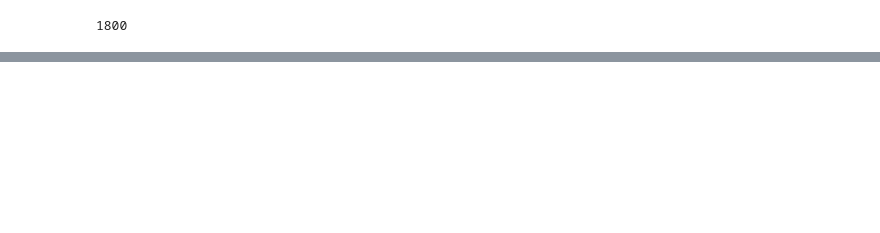
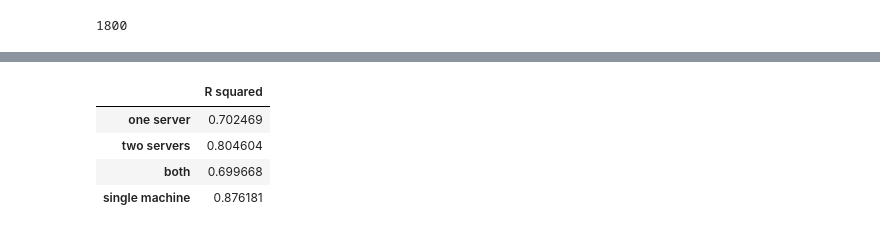
Before and after one commit to danilomo/Energy-Experiments-Data-Processing, a Jupyter notebook: python/eda-regression-accuracy.ipynb, the cells around one changed output, grey strips where cells are left out. Cells and saved outputs as stored; diff of their text form; code cells hidden in the pictures; blank space fills up the shorter version.

Commit message:
Updating notebooks for EDA and regression

```diff
--- a/python/eda-regression-accuracy.ipynb
+++ b/python/eda-regression-accuracy.ipynb
@@ -42,5 +29,5 @@ def dataframe_from_exp( d ):
 # %%
-df = dataframe_from_exp("/home/danilo/Workspace/Experiments0503/f22/")
+df = experiment("f22/")
 df["io"] = df["io_read"] + df["io_write"]
 mod = smf.ols(formula='power ~ cpu1 + io', data=df)
 res = mod.fit()
@@ -49,21 +36,27 @@ print(df.shape[0])
 # %% [output]
 1800
 # %%
-dff21 = dataframe_from_exp("/home/danilo/Workspace/Experiments0503/f21/one_server")
-dff22 = dataframe_from_exp("/home/danilo/Workspace/Experiments0503/f22/one_server")
+def apply_regression( dir1, dir2, formula):
+    dff21 = experiment(dir1)
+    dff22 = experiment(dir2)
 
-dfjoint = pd.DataFrame()
+    dfjoint = pd.DataFrame()
 
-dfjoint["power"] = dff21["power"] + dff22["power"]
-dfjoint["cpu1_f21"] = dff21["cpu1"]
-dfjoint["cpu1_f22"] = dff22["cpu1"]
-dfjoint["io_f21"] = dff21["io_read"] + dff21["io_write"]
-dfjoint["io_f22"] = dff22["io_read"] + dff22["io_write"]
+    dfjoint["power"] = dff21["power"] + dff22["power"]
+    dfjoint["cpu1_f21"] = dff21["cpu1"]
+    dfjoint["cpu1_f22"] = dff22["cpu1"]
+    dfjoint["io_f21"] = dff21["io_read"] + dff21["io_write"]
+    dfjoint["io_f22"] = dff22["io_read"] + dff22["io_write"]
 
-mod = smf.ols(formula='power ~ cpu1_f21 + cpu1_f22 + io_f21 + io_f22', data=dfjoint)
-res = mod.fit()
+    mod = smf.ols(formula = formula , data=dfjoint)
+    res = mod.fit()
 
-print(res.summary())
+    return res
+
+r = apply_regression( "f21/one_server", "f22/one_server", 'power ~ cpu1_f21 + cpu1_f22 + io_f21 + io_f22')
+
+print(r.summary())
+print(r.rsquared)
 # %% [output]
                             OLS Regression Results
 ==============================================================================
@@ -152,0 +78,21 @@ strong multicollinearity or other numerical problems.
+# %%
+r1 = apply_regression( "f21/one_server", "f22/one_server", 'power ~ cpu1_f21 + cpu1_f22 + io_f21 + io_f22')
+r2 = apply_regression( "f21/two_servers", "f22/two_servers", 'power ~ cpu1_f21 + cpu1_f22 + io_f21 + io_f22')
+r3 = apply_regression( "f21", "f22", 'power ~ cpu1_f21 + cpu1_f22 + io_f21 + io_f22')
+
+df_singlemachine = experiment( "f21/one_server/")
+
+mod = smf.ols(formula='power ~ cpu1', data=df_singlemachine)
+r4 = mod.fit()
+
+df = pd.DataFrame({
+    'R squared' : pd.Series([ r.rsquared for r in [r1, r2, r3, r4]], index=['one server', 'two servers', 'both', 'single machine'])
+})
+
+df
+# %% [output]
+|  | R squared |
+| one server | 0.702469 |
+| two servers | 0.804604 |
+| both | 0.699668 |
+| single machine | 0.876181 |
```
Also changed, not shown: parts of 4 cells of this notebook, 4 other files.
